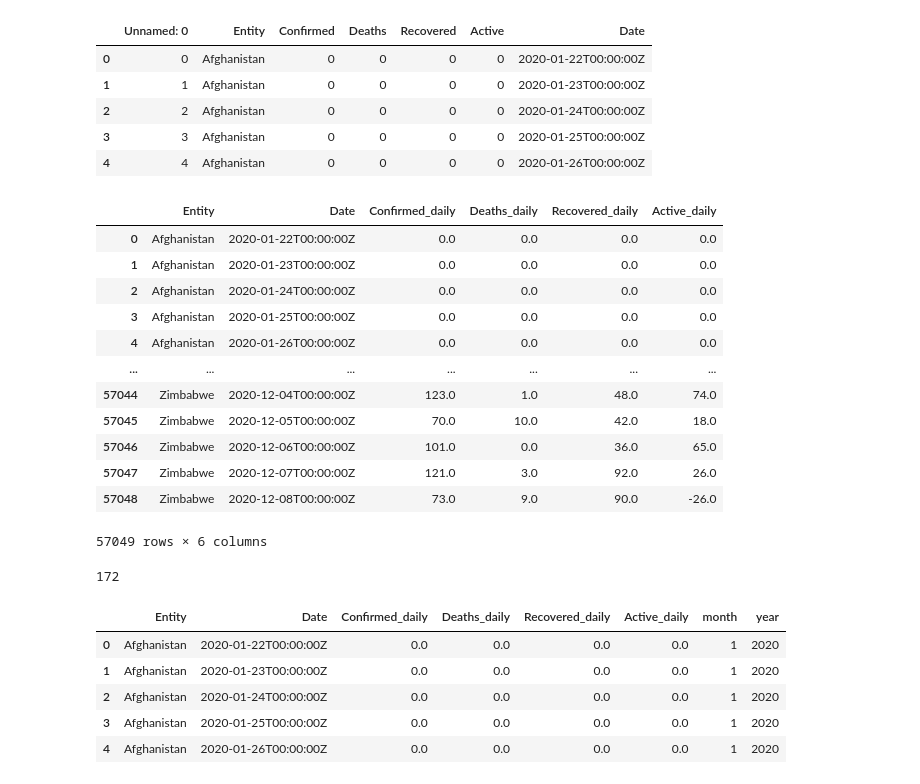
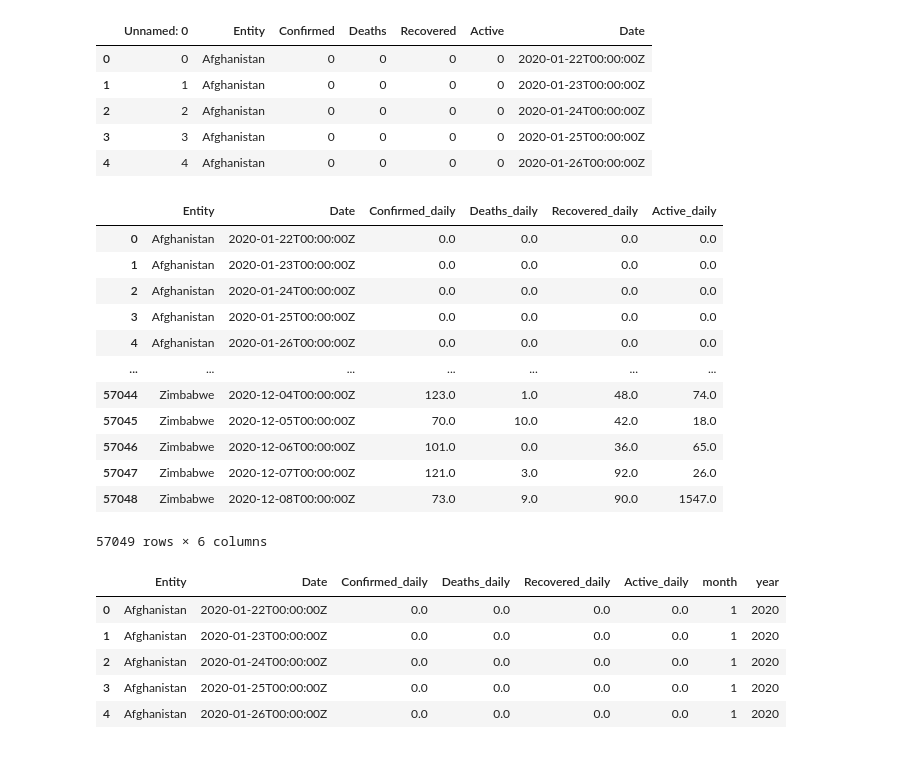
Before and after one commit to mirahmed07/project_covid_global, a Jupyter notebook: covid_global_cleaning.ipynb, the cells around one changed output. Drawn from its saved outputs; the diff is of its cells as text; code cells hidden in the pictures.

```diff
--- a/covid_global_cleaning.ipynb
+++ b/covid_global_cleaning.ipynb
@@ -352,34 +223,34 @@ global_covid_df.head()
 # %%
 global_covid_df["Confirmed_daily"] =global_covid_df["Confirmed"].diff().fillna(0)
 global_covid_df["Deaths_daily"] =global_covid_df["Deaths"].diff().fillna(0)
 global_covid_df["Recovered_daily"] =global_covid_df["Recovered"].diff().fillna(0)
 global_covid_df["Active_daily"] =global_covid_df["Active"].diff().fillna(0)
 
 # num = global_covid_df._get_numeric_data()
 # num[num < 0] = 0
 global_covid_df.loc[global_covid_df['Confirmed_daily'] < 0 , 'Confirmed_daily'] = global_covid_df["Confirmed"]
-
+global_covid_df.loc[global_covid_df['Deaths_daily'] < 0 , 'Deaths_daily'] = global_covid_df["Deaths"]
+global_covid_df.loc[global_covid_df['Recovered_daily'] < 0 , 'Recovered_daily'] = global_covid_df["Recovered"]
+global_covid_df.loc[global_covid_df['Active_daily'] < 0 , 'Active_daily'] = global_covid_df["Active"]
 global_covid_df = global_covid_df[['Entity','Date', 'Confirmed_daily', 'Deaths_daily', 'Recovered_daily',
        'Active_daily']]
 global_covid_df.head(-10)
 # %% [output]
 |  | Entity | Date | Confirmed_daily | Deaths_daily | Recovered_daily | Active_daily |
 | 0 | Afghanistan | 2020-01-22T00:00:00Z | 0.0 | 0.0 | 0.0 | 0.0 |
 | 1 | Afghanistan | 2020-01-23T00:00:00Z | 0.0 | 0.0 | 0.0 | 0.0 |
 | 2 | Afghanistan | 2020-01-24T00:00:00Z | 0.0 | 0.0 | 0.0 | 0.0 |
 | 3 | Afghanistan | 2020-01-25T00:00:00Z | 0.0 | 0.0 | 0.0 | 0.0 |
 | 4 | Afghanistan | 2020-01-26T00:00:00Z | 0.0 | 0.0 | 0.0 | 0.0 |
 | ... | ... | ... | ... | ... | ... | ... |
 | 57044 | Zimbabwe | 2020-12-04T00:00:00Z | 123.0 | 1.0 | 48.0 | 74.0 |
 | 57045 | Zimbabwe | 2020-12-05T00:00:00Z | 70.0 | 10.0 | 42.0 | 18.0 |
 | 57046 | Zimbabwe | 2020-12-06T00:00:00Z | 101.0 | 0.0 | 36.0 | 65.0 |
 | 57047 | Zimbabwe | 2020-12-07T00:00:00Z | 121.0 | 3.0 | 92.0 | 26.0 |
-| 57048 | Zimbabwe | 2020-12-08T00:00:00Z | 73.0 | 9.0 | 90.0 | -26.0 |
+| 57048 | Zimbabwe | 2020-12-08T00:00:00Z | 73.0 | 9.0 | 90.0 | 1547.0 |
 57049 rows × 6 columns
 # %%
 global_covid_df["Entity"].nunique()
-# %% [output]
-172
 # %%
 len(global_covid_df)
 # %%
```
Also changed, not shown: parts of 59 cells of this notebook, 8 other files.
